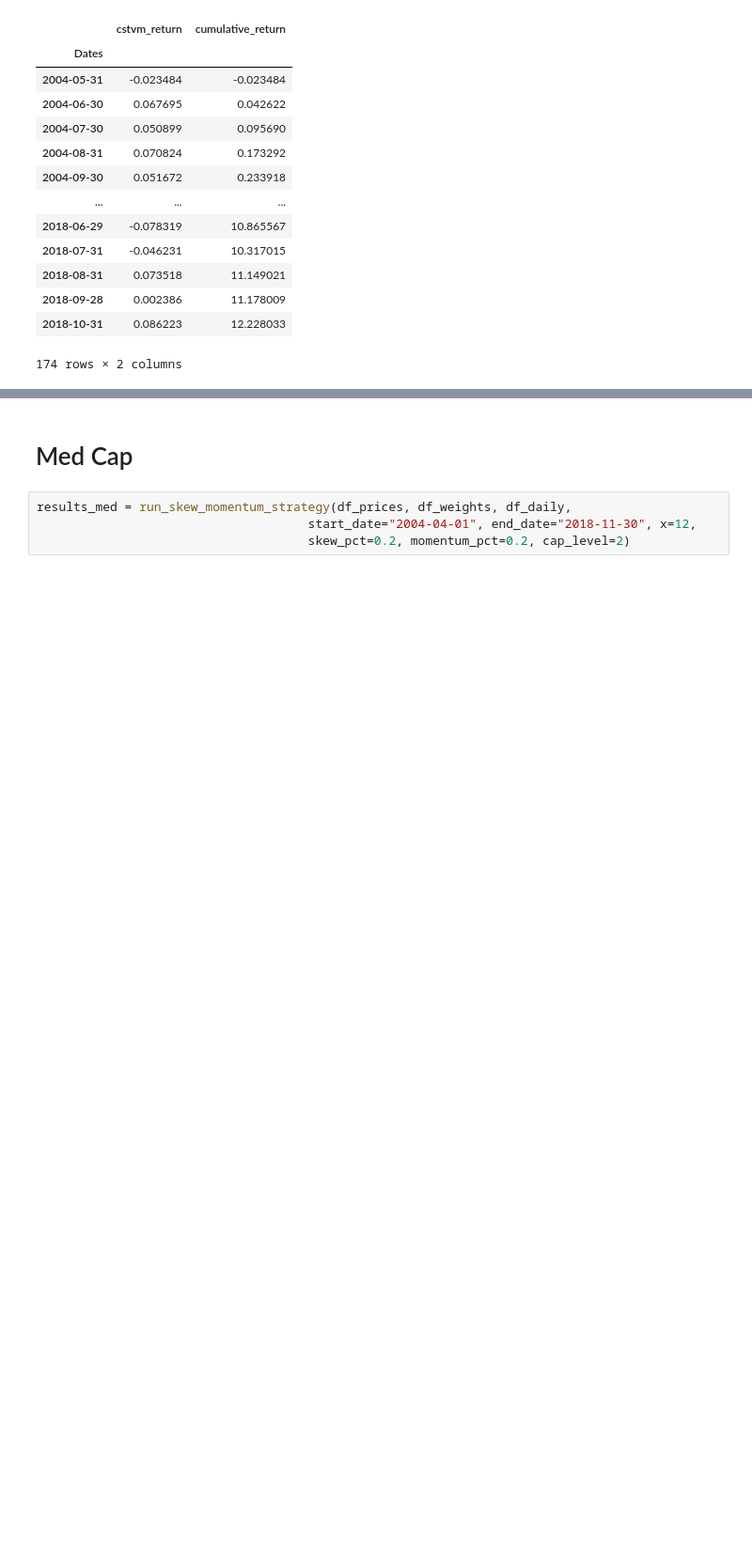
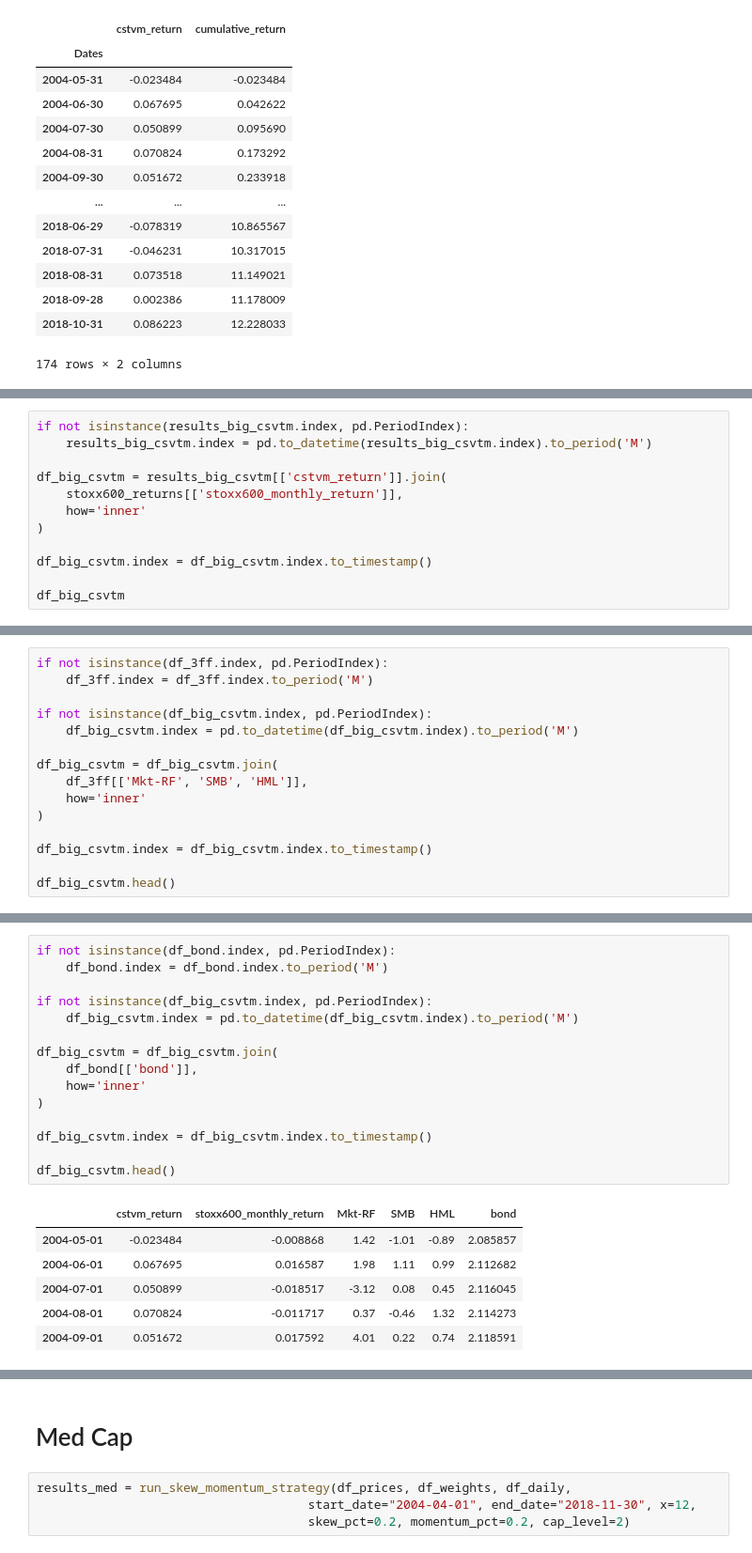
Before and after one commit to keitaVigano/skewness-enhanced-momentum_STOXX600, a Jupyter notebook: analysis.ipynb, the cells around one changed output, grey strips where cells are left out. Shown at 94% size. Saved outputs shown, nothing was run; the diff lists cells and outputs as text; blank space fills up the shorter version.

```diff
--- a/analysis.ipynb
+++ b/analysis.ipynb
@@ -1918,0 +1944,12 @@ results_big_csvtm
+# %%
+if not isinstance(results_big_csvtm.index, pd.PeriodIndex):
+    results_big_csvtm.index = pd.to_datetime(results_big_csvtm.index).to_period('M')
+
+df_big_csvtm = results_big_csvtm[['cstvm_return']].join(
+    stoxx600_returns[['stoxx600_monthly_return']],
+    how='inner'
+)
+
+df_big_csvtm.index = df_big_csvtm.index.to_timestamp()
+
+df_big_csvtm
@@ -1918,0 +1971,15 @@ results_big_csvtm
+# %%
+if not isinstance(df_3ff.index, pd.PeriodIndex):
+    df_3ff.index = df_3ff.index.to_period('M')
+
+if not isinstance(df_big_csvtm.index, pd.PeriodIndex):
+    df_big_csvtm.index = pd.to_datetime(df_big_csvtm.index).to_period('M')
+
+df_big_csvtm = df_big_csvtm.join(
+    df_3ff[['Mkt-RF', 'SMB', 'HML']],
+    how='inner'
+)
+
+df_big_csvtm.index = df_big_csvtm.index.to_timestamp()
+
+df_big_csvtm.head()
@@ -1918,0 +1993,22 @@ results_big_csvtm
+# %%
+if not isinstance(df_bond.index, pd.PeriodIndex):
+    df_bond.index = df_bond.index.to_period('M')
+
+if not isinstance(df_big_csvtm.index, pd.PeriodIndex):
+    df_big_csvtm.index = pd.to_datetime(df_big_csvtm.index).to_period('M')
+
+df_big_csvtm = df_big_csvtm.join(
+    df_bond[['bond']],
+    how='inner'
+)
+
+df_big_csvtm.index = df_big_csvtm.index.to_timestamp()
+
+df_big_csvtm.head()
+# %% [output]
+|  | cstvm_return | stoxx600_monthly_return | Mkt-RF | SMB | HML | bond |
+| 2004-05-01 | -0.023484 | -0.008868 | 1.42 | -1.01 | -0.89 | 2.085857 |
+| 2004-06-01 | 0.067695 | 0.016587 | 1.98 | 1.11 | 0.99 | 2.112682 |
+| 2004-07-01 | 0.050899 | -0.018517 | -3.12 | 0.08 | 0.45 | 2.116045 |
+| 2004-08-01 | 0.070824 | -0.011717 | 0.37 | -0.46 | 1.32 | 2.114273 |
+| 2004-09-01 | 0.051672 | 0.017592 | 4.01 | 0.22 | 0.74 | 2.118591 |
```
Also changed, not shown: parts of 22 cells of this notebook.
